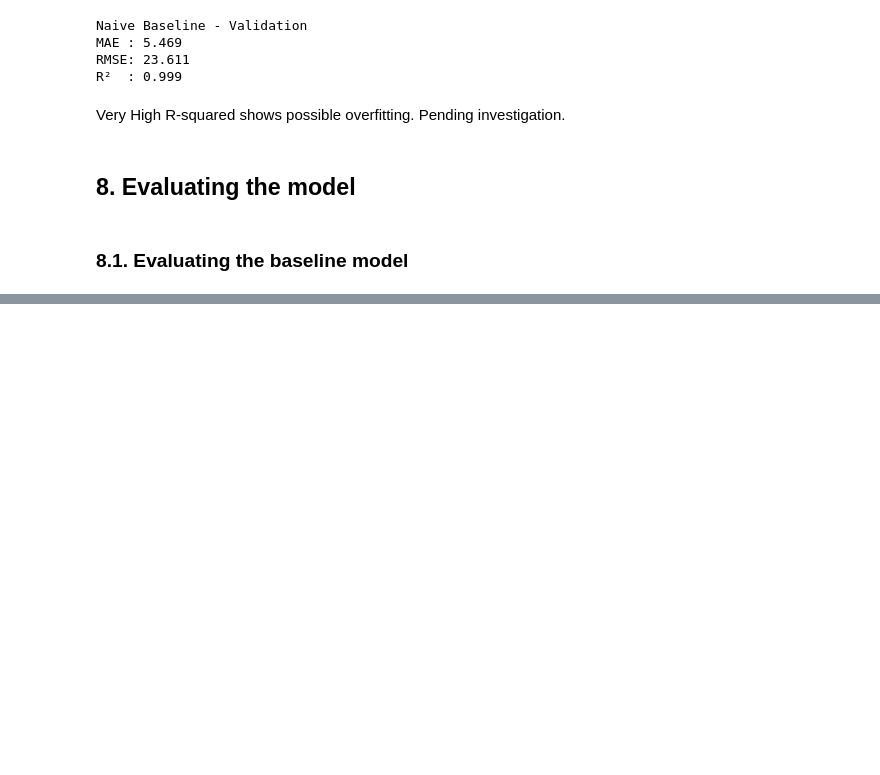
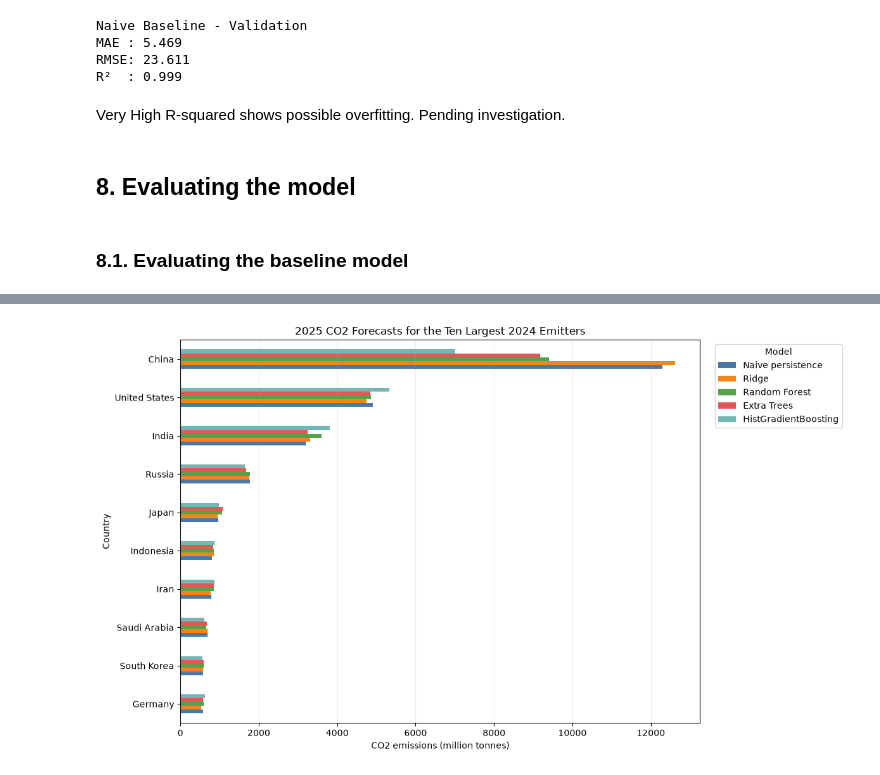
Before and after one commit to chepchiengemmans/Data_nerds_emissions_project, a Jupyter notebook: forecast_cleaning.ipynb, the cells around one changed output, grey strips where cells are left out. Drawn from its saved outputs; the diff is of its cells as text; code cells hidden in the pictures; blank space fills up the shorter version.

```diff
--- a/forecast_cleaning.ipynb
+++ b/forecast_cleaning.ipynb
@@ -1185,7 +1241,7 @@ random_forest_model = Pipeline(
         ('preprocessor', preprocessor),
         ('model', RandomForestRegressor(
             n_estimators=300,
-            max_depth=None,
+            max_depth=12, #changed from none to 12
             min_samples_leaf=2,
             random_state=42,
             n_jobs=-1
@@ -1226,7 +1282,7 @@ extra_trees_model = Pipeline(
         ('preprocessor', preprocessor),
         ('model', ExtraTreesRegressor(
             n_estimators=300,
-            max_depth=None,
+            max_depth=12, #changed from none to 12
             min_samples_leaf=2,
             random_state=42,
             n_jobs=-1
@@ -1380,0 +1489,34 @@ comparison.round(3)
+# %%
+forecast_model_columns = [
+    'Naive persistence',
+    'Ridge',
+    'Random Forest',
+    'Extra Trees',
+    'HistGradientBoosting'
+]
+
+bar_colors = ['#4c78a8', '#f58518', '#54a24b', '#e45756', '#72b7b2']
+
+# Compare 2025 forecasts for the ten largest 2024 emitters
+largest_emitters = forecast_2025.nlargest(10, 'co2')['country']
+top_forecasts = forecast_2025[
+    forecast_2025['country'].isin(largest_emitters)
+].copy()
+top_forecasts = top_forecasts.sort_values('co2', ascending=True)
+
+plot_data = top_forecasts.set_index('country')[forecast_model_columns]
+
+ax = plot_data.plot(
+    kind='barh',
+    figsize=(12, 7),
+    color=bar_colors
+)
+ax.set_xlabel('CO2 emissions (million tonnes)')
+ax.set_ylabel('Country')
+ax.set_title('2025 CO2 Forecasts for the Ten Largest 2024 Emitters')
+ax.grid(axis='x', alpha=0.25)
+ax.legend(title='Model', bbox_to_anchor=(1.02, 1), loc='upper left')
+plt.tight_layout()
+plt.show()
+# %% [output]
+[figure, added]
```
Also changed, not shown: parts of 19 cells of this notebook.
